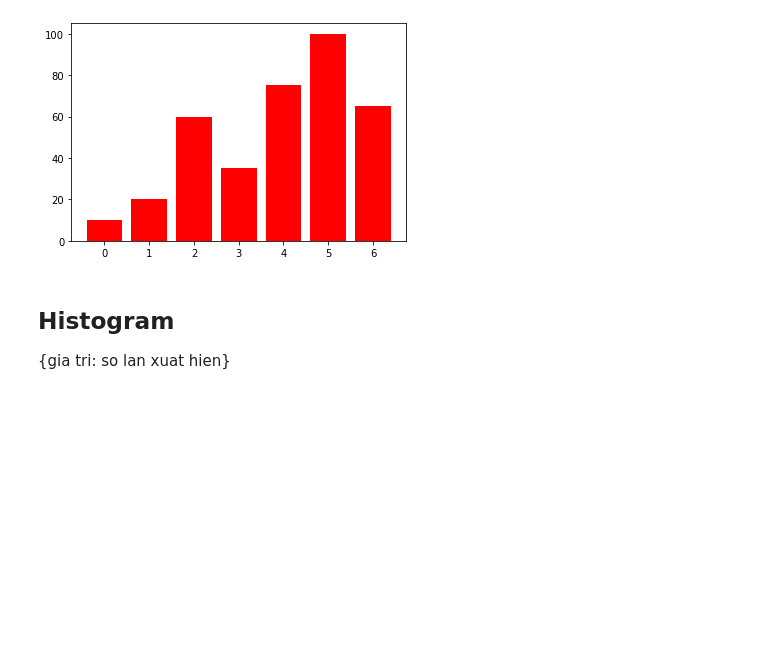
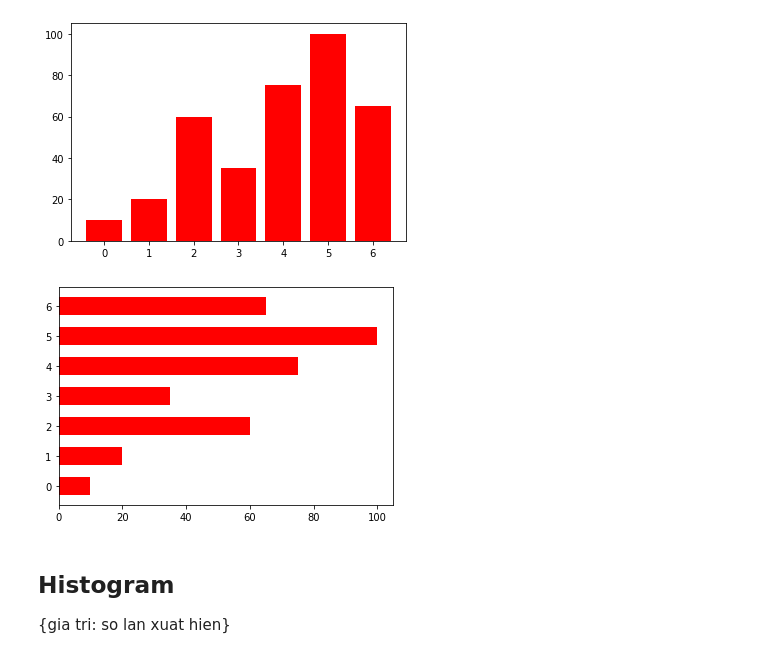
Before and after one commit to Kuro2003/Python_For_Data_Scientist, a Jupyter notebook: Matplotlib/Matplotlib.ipynb, the cells around one changed output. Drawn from its saved outputs; the diff is of its cells as text; code cells hidden in the pictures; blank space fills up the shorter version.

```diff
--- a/Matplotlib/Matplotlib.ipynb
+++ b/Matplotlib/Matplotlib.ipynb
@@ -33,6 +33,12 @@ plt.bar(x=np.arange(len(arr)), height=arr, color='red')
 # %% [output]
 <BarContainer object of 7 artists>
 [figure]
+# %%
+plt.barh(np.arange(len(arr)),arr,color='red',height=0.6)
+
+plt.show()
+# %% [output]
+[figure, added]
 # %% [markdown]
 ## Histogram
 
```
Also changed, not shown: parts of 12 cells of this notebook.
